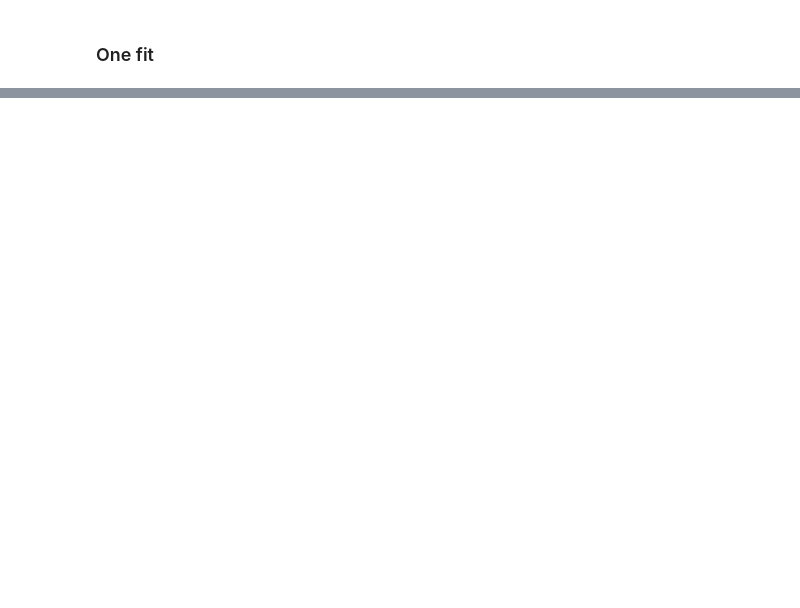
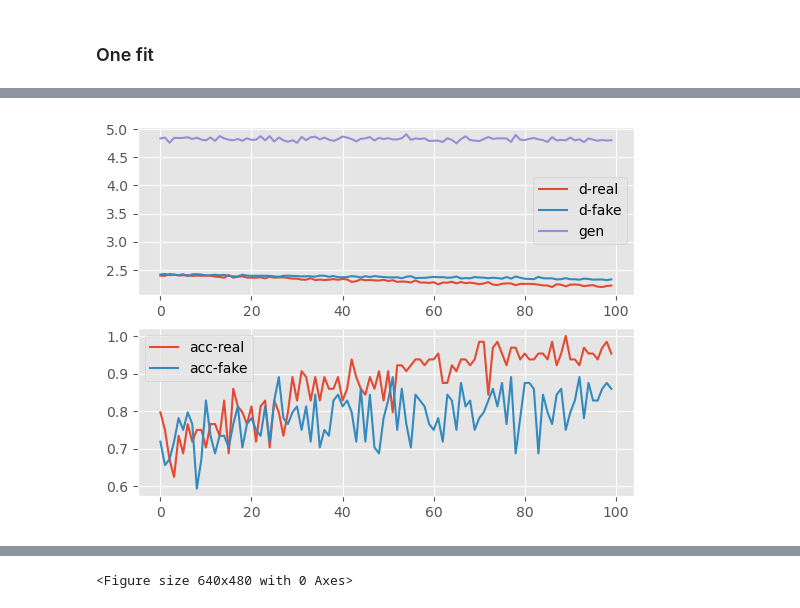
Before and after one commit to MariliaElia/credit-card-fraud-detection-ml-model, a Jupyter notebook: RF_model.ipynb, the cells around one changed output, grey strips where cells are left out. Saved outputs shown, nothing was run; the diff lists cells and outputs as text; code cells hidden in the pictures; blank space fills up the shorter version.

```diff
--- a/RF_model.ipynb
+++ b/RF_model.ipynb
@@ -613,7 +690,14 @@ mino = len(y_train[y_train == 1])
 frac = 0.5
 num_samples = round(1/(1/frac - 1) * maj - mino)
 
-gan = GAN(input_dim= 30, generator_output_dim=30, num_samples=num_samples, epochs=100, batch_size=24)
+gan = GAN(input_dim= 30,
+            generator_output_dim=30,
+            discriminator_input_dim=30,
+            noise_dim=50,
+            num_samples=num_samples,
+            epochs=100,
+            batch_size=64,
+            dropout=0.2)
 
 #Fit the GAN oversampling model and get new data set
 X_res_val_gan,y_res_val_gan = gan.fit_sample(X_train, y_train)
@@ -642,0 +727 @@ X_test_processed_gan = std.transform(X_test)
+[figure, added]
@@ -643,3 +729,4 @@ X_test_processed_gan = std.transform(X_test)
+<Figure size 640x480 with 0 Axes>
 # %%
 randomForest_vae = RandomForestClassifier()
 
```
Also changed, not shown: parts of 7 cells of this notebook, 8 other files.
